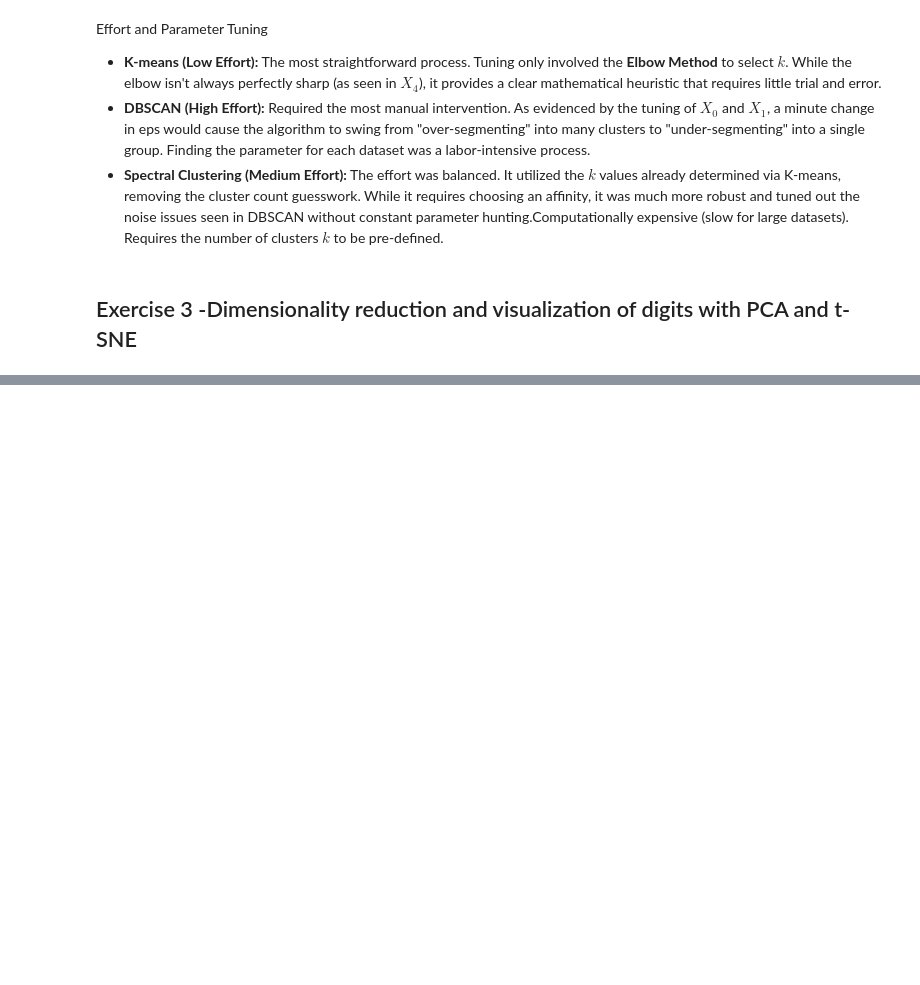
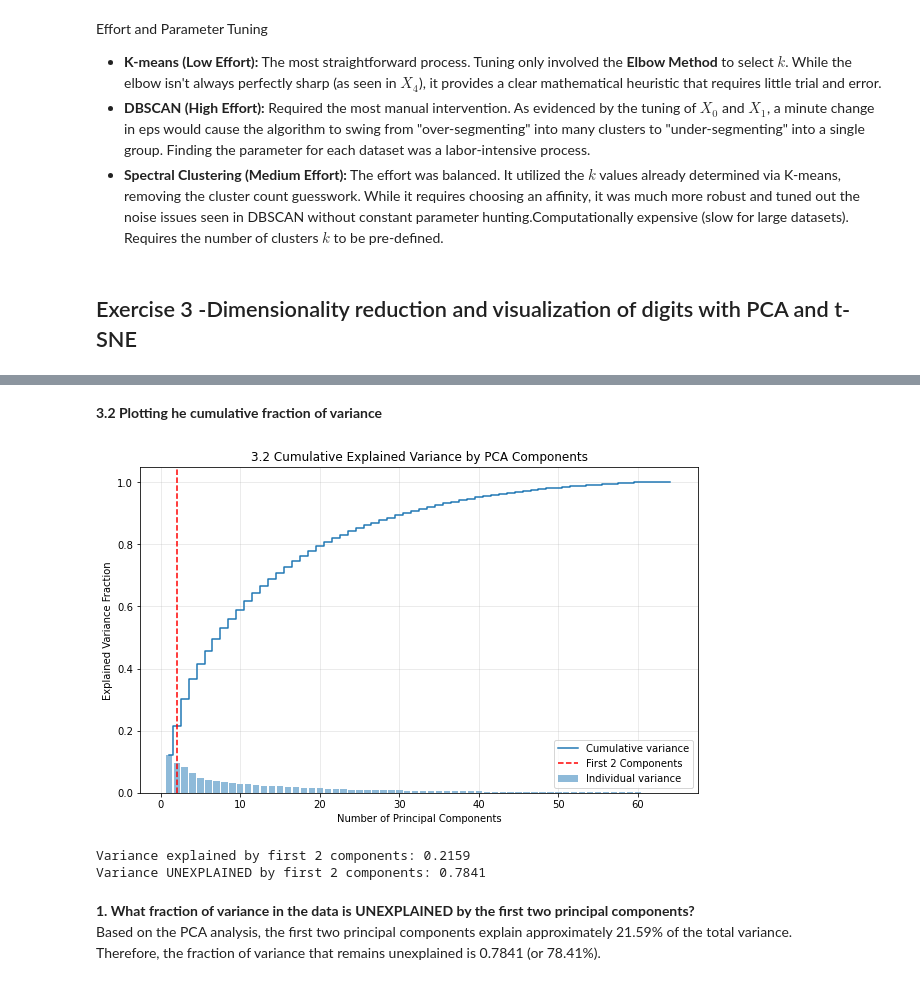
Before and after one commit to edwall201/Machine-Learning-26-Spring, a Jupyter notebook: assign5/assign5.ipynb, the cells around one changed output, grey strips where cells are left out. Saved outputs shown, nothing was run; the diff lists cells and outputs as text; code cells hidden in the pictures; blank space fills up the shorter version.

```diff
--- a/assign5/assign5.ipynb
+++ b/assign5/assign5.ipynb
@@ -593,0 +645,39 @@ Best vs. Worst Performance
+# %% [markdown]
+**3.2 Plotting he cumulative fraction of variance**
+# %%
+import numpy as np
+import matplotlib.pyplot as plt
+from sklearn.decomposition import PCA
+
+
+pca_full = PCA().fit(X_scaled)
+evr = pca_full.explained_variance_ratio_
+cumulative_evr = np.cumsum(evr)
+
+# Plotting
+plt.figure(figsize=(10, 6))
+plt.step(range(1, len(cumulative_evr) + 1), cumulative_evr, where='mid', label='Cumulative variance')
+plt.bar(range(1, len(evr) + 1), evr, alpha=0.5, align='center', label='Individual variance')
+
+plt.axvline(x=2, color='r', linestyle='--', label='First 2 Components')
+plt.ylabel('Explained Variance Fraction')
+plt.xlabel('Number of Principal Components')
+plt.title('3.2 Cumulative Explained Variance by PCA Components')
+plt.legend(loc='best')
+plt.grid(True, alpha=0.3)
+plt.show()
+
+# Counting the variance explained by the first 2 components
+var_first_two = cumulative_evr[1]
+unexplained_var = 1 - var_first_two
+
+print(f"Variance explained by first 2 components: {var_first_two:.4f}")
+print(f"Variance UNEXPLAINED by first 2 components: {unexplained_var:.4f}")
+# %% [output]
+[figure, added]
+Variance explained by first 2 components: 0.2159
+Variance UNEXPLAINED by first 2 components: 0.7841
+# %% [markdown]
+**1. What fraction of variance in the data is UNEXPLAINED by the first two principal components?**
+Based on the PCA analysis, the first two principal components explain approximately 21.59% of the total variance.
+Therefore, the fraction of variance that remains unexplained is 0.7841 (or 78.41%).
```
Also changed, not shown: parts of 5 cells of this notebook.
